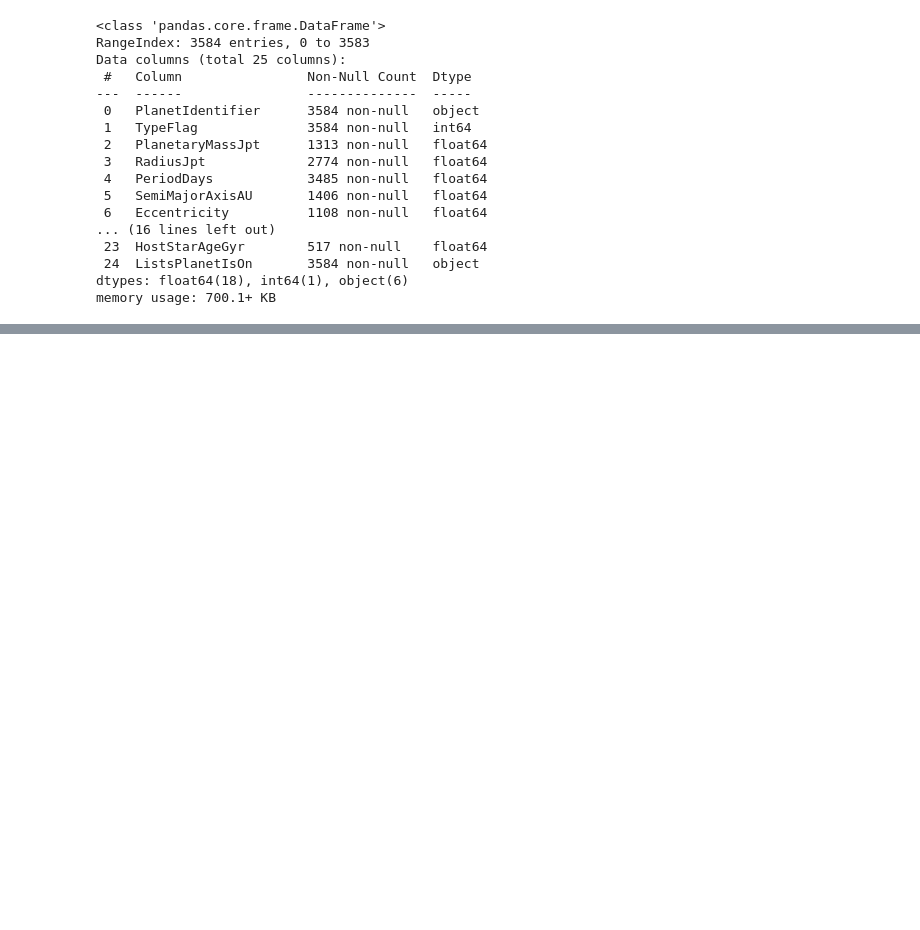
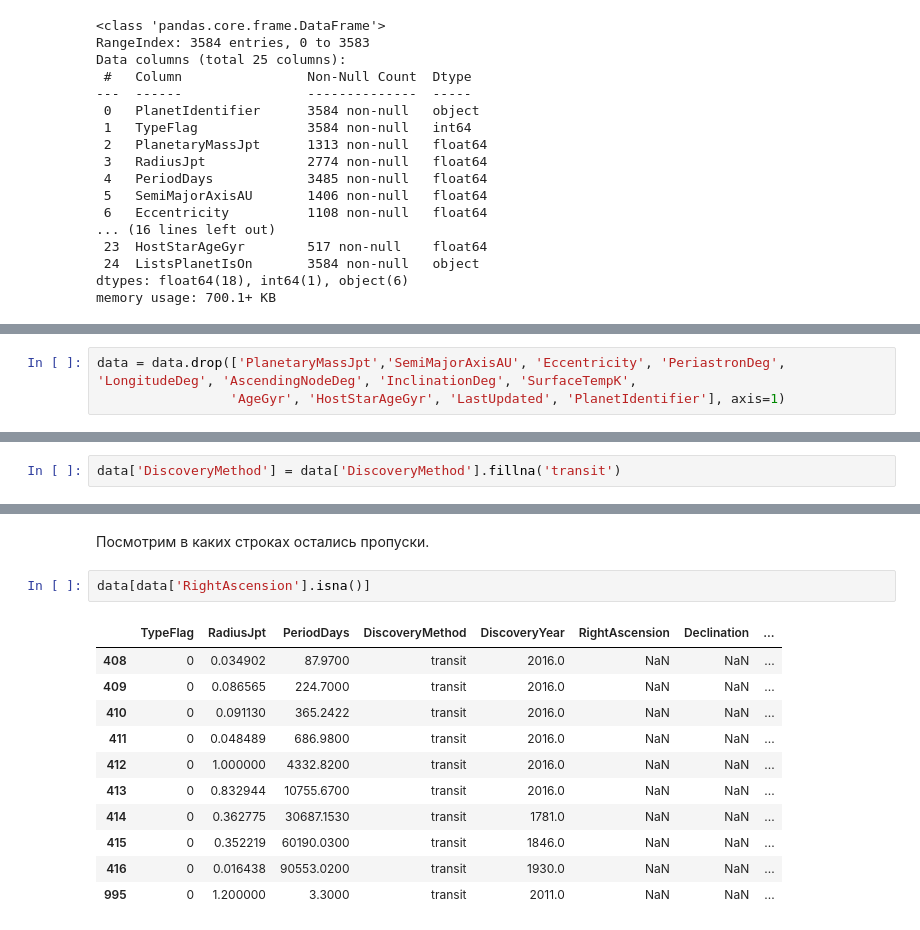
Before and after one commit to Step2Victory/Machine-Learning, a Jupyter notebook: notebook.ipynb, the cells around one changed output, grey strips where cells are left out. Cells and saved outputs as stored; diff of their text form; blank space fills up the shorter version.

```diff
--- a/notebook.ipynb
+++ b/notebook.ipynb
@@ -27,0 +106,3 @@ memory usage: 700.1+ KB
+# %%
+data = data.drop(['PlanetaryMassJpt','SemiMajorAxisAU', 'Eccentricity', 'PeriastronDeg', 'LongitudeDeg', 'AscendingNodeDeg', 'InclinationDeg', 'SurfaceTempK',
+                 'AgeGyr', 'HostStarAgeGyr', 'LastUpdated', 'PlanetIdentifier'], axis=1)
@@ -44,0 +127,2 @@ Name: ListsPlanetIsOn, dtype: int64
+# %%
+data['DiscoveryMethod'] = data['DiscoveryMethod'].fillna('transit')
@@ -44,0 +225,16 @@ Name: ListsPlanetIsOn, dtype: int64
+# %% [markdown]
+Посмотрим в каких строках остались пропуски.
+# %%
+data[data['RightAscension'].isna()]
+# %% [output]
+|  | TypeFlag | RadiusJpt | PeriodDays | DiscoveryMethod | DiscoveryYear | RightAscension | Declination | ... |
+| 408 | 0 | 0.034902 | 87.9700 | transit | 2016.0 | NaN | NaN | ... |
+| 409 | 0 | 0.086565 | 224.7000 | transit | 2016.0 | NaN | NaN | ... |
+| 410 | 0 | 0.091130 | 365.2422 | transit | 2016.0 | NaN | NaN | ... |
+| 411 | 0 | 0.048489 | 686.9800 | transit | 2016.0 | NaN | NaN | ... |
+| 412 | 0 | 1.000000 | 4332.8200 | transit | 2016.0 | NaN | NaN | ... |
+| 413 | 0 | 0.832944 | 10755.6700 | transit | 2016.0 | NaN | NaN | ... |
+| 414 | 0 | 0.362775 | 30687.1530 | transit | 1781.0 | NaN | NaN | ... |
+| 415 | 0 | 0.352219 | 60190.0300 | transit | 1846.0 | NaN | NaN | ... |
+| 416 | 0 | 0.016438 | 90553.0200 | transit | 1930.0 | NaN | NaN | ... |
+| 995 | 0 | 1.200000 | 3.3000 | transit | 2011.0 | NaN | NaN | ... |
```
Also changed, not shown: parts of 48 cells of this notebook.
